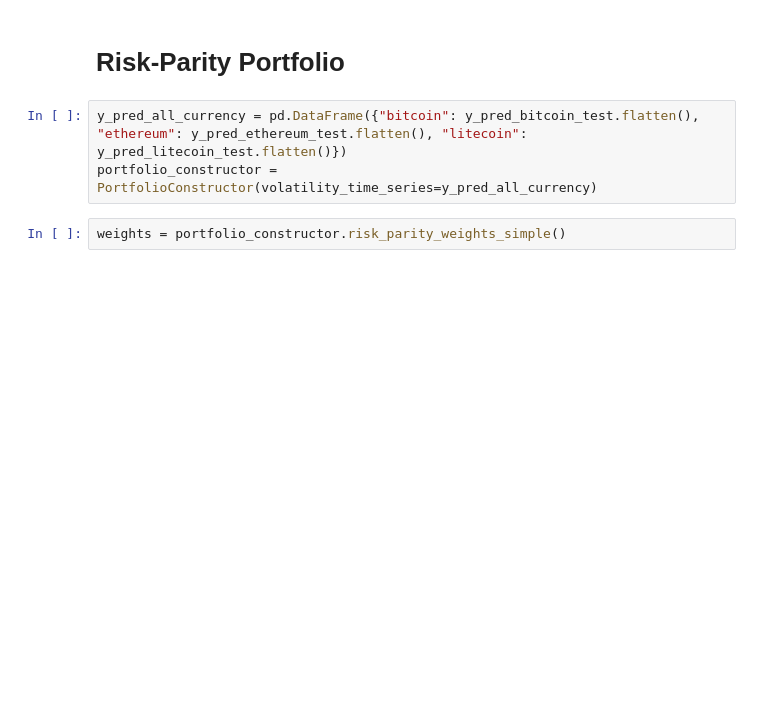
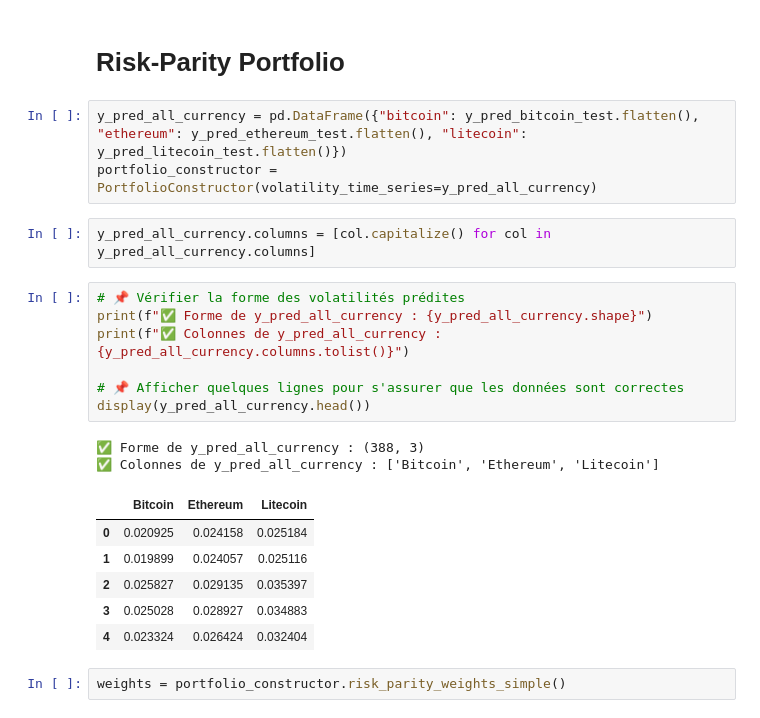
Before and after one commit to emmaebrl/crypto-volatility-lab, a Jupyter notebook: sandbox/all_currencies.ipynb, the cells around one changed output. Saved outputs shown, nothing was run; the diff lists cells and outputs as text; blank space fills up the shorter version.

```diff
--- a/sandbox/all_currencies.ipynb
+++ b/sandbox/all_currencies.ipynb
@@ -583,6 +581,24 @@ plt.show()
 # %%
 y_pred_all_currency = pd.DataFrame({"bitcoin": y_pred_bitcoin_test.flatten(), "ethereum": y_pred_ethereum_test.flatten(), "litecoin": y_pred_litecoin_test.flatten()})
 portfolio_constructor = PortfolioConstructor(volatility_time_series=y_pred_all_currency)
+# %%
+y_pred_all_currency.columns = [col.capitalize() for col in y_pred_all_currency.columns]
+# %%
+# 📌 Vérifier la forme des volatilités prédites
+print(f"✅ Forme de y_pred_all_currency : {y_pred_all_currency.shape}")
+print(f"✅ Colonnes de y_pred_all_currency : {y_pred_all_currency.columns.tolist()}")
+
+# 📌 Afficher quelques lignes pour s'assurer que les données sont correctes
+display(y_pred_all_currency.head())
+# %% [output]
+✅ Forme de y_pred_all_currency : (388, 3)
+✅ Colonnes de y_pred_all_currency : ['Bitcoin', 'Ethereum', 'Litecoin']
+|  | Bitcoin | Ethereum | Litecoin |
+| 0 | 0.020925 | 0.024158 | 0.025184 |
+| 1 | 0.019899 | 0.024057 | 0.025116 |
+| 2 | 0.025827 | 0.029135 | 0.035397 |
+| 3 | 0.025028 | 0.028927 | 0.034883 |
+| 4 | 0.023324 | 0.026424 | 0.032404 |
 # %%
 weights = portfolio_constructor.risk_parity_weights_simple()
 # %%
```
Also changed, not shown: parts of 17 cells of this notebook, 1 other file.
